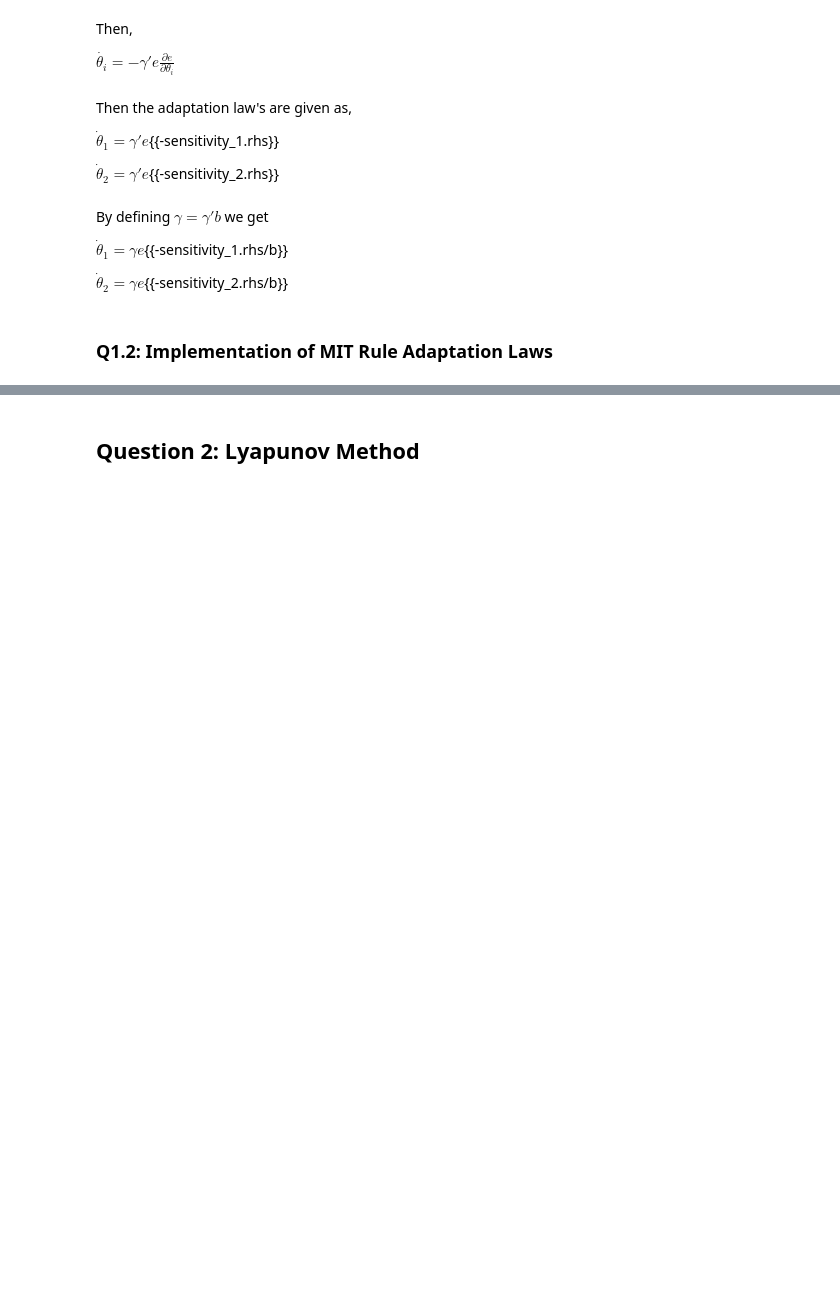
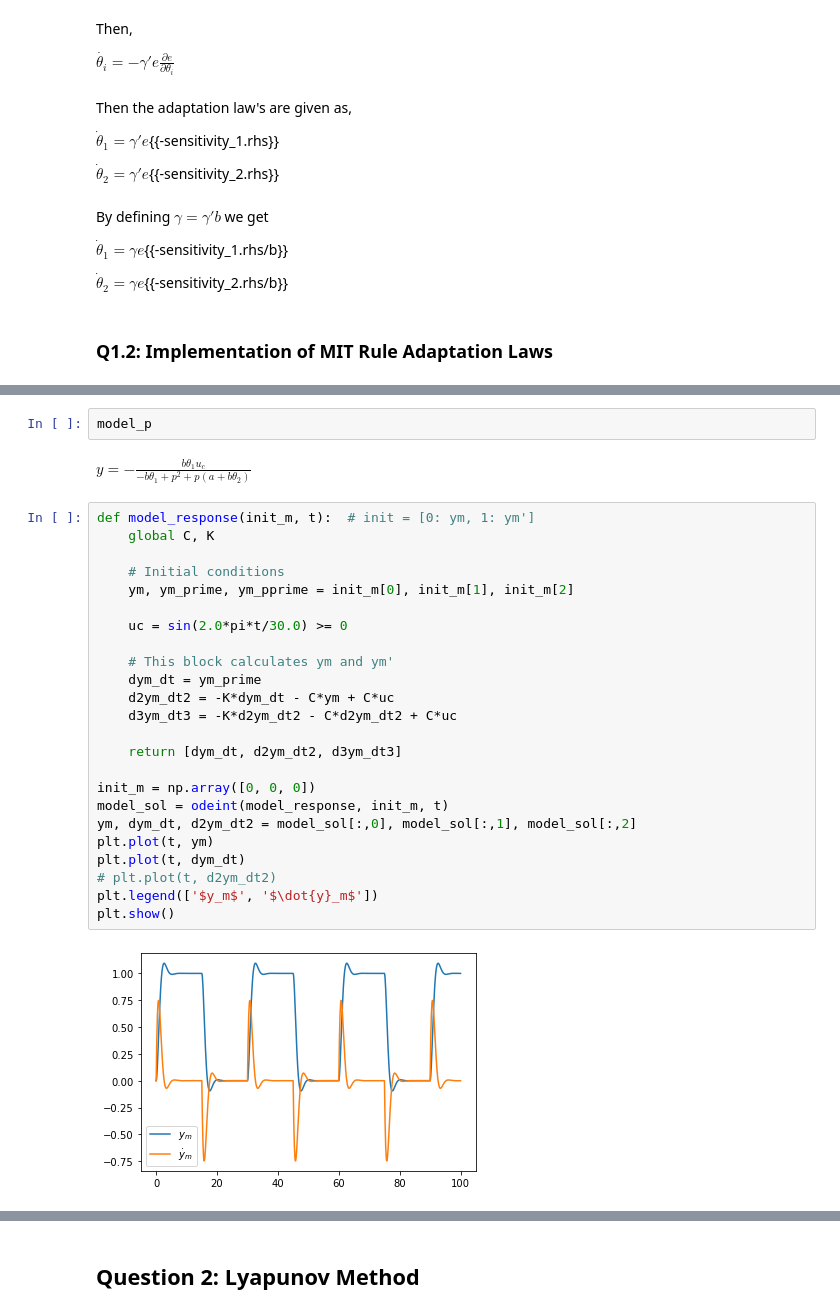
Before and after one commit to derekboase/Adaptive_Control_Code, a Jupyter notebook: Assignments/Assignment_3/Boase_Derek_hw3.ipynb, the cells around one changed output, grey strips where cells are left out. Cells and saved outputs as stored; diff of their text form; blank space fills up the shorter version.

```diff
--- a/Assignments/Assignment_3/Boase_Derek_hw3.ipynb
+++ b/Assignments/Assignment_3/Boase_Derek_hw3.ipynb
@@ -280,0 +219,30 @@ plt.show()
+# %%
+model_p
+# %% [output]
+$\displaystyle y = - \frac{b \theta_{1} u_{c}}{- b \theta_{1} + p^{2} + p \left(a + b \theta_{2}\right)}$
+# %%
+def model_response(init_m, t):  # init = [0: ym, 1: ym']
+    global C, K
+
+    # Initial conditions
+    ym, ym_prime, ym_pprime = init_m[0], init_m[1], init_m[2]
+
+    uc = sin(2.0*pi*t/30.0) >= 0
+
+    # This block calculates ym and ym'
+    dym_dt = ym_prime
+    d2ym_dt2 = -K*dym_dt - C*ym + C*uc
+    d3ym_dt3 = -K*d2ym_dt2 - C*d2ym_dt2 + C*uc
+
+    return [dym_dt, d2ym_dt2, d3ym_dt3]
+
+init_m = np.array([0, 0, 0])
+model_sol = odeint(model_response, init_m, t)
+ym, dym_dt, d2ym_dt2 = model_sol[:,0], model_sol[:,1], model_sol[:,2]
+plt.plot(t, ym)
+plt.plot(t, dym_dt)
+# plt.plot(t, d2ym_dt2)
+plt.legend(['$y_m$', '$\dot{y}_m$'])
+plt.show()
+# %% [output]
+[figure, added]
```
Also changed, not shown: parts of 15 cells of this notebook.
